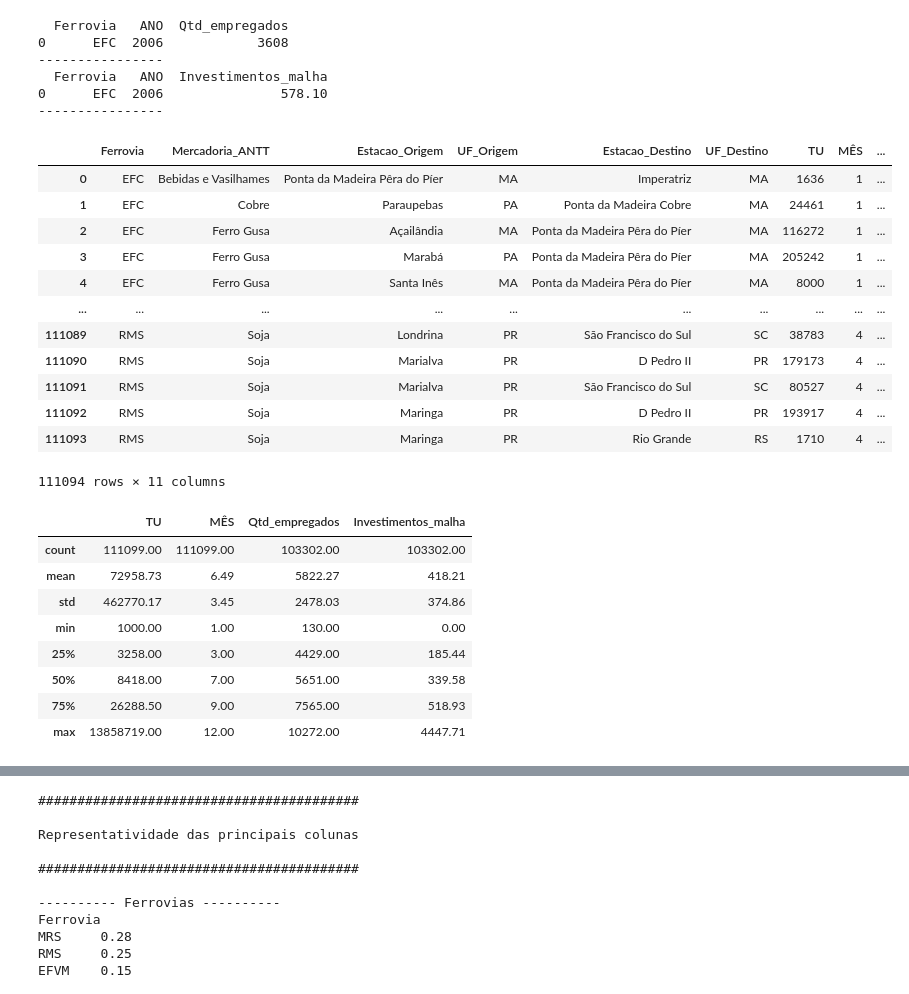
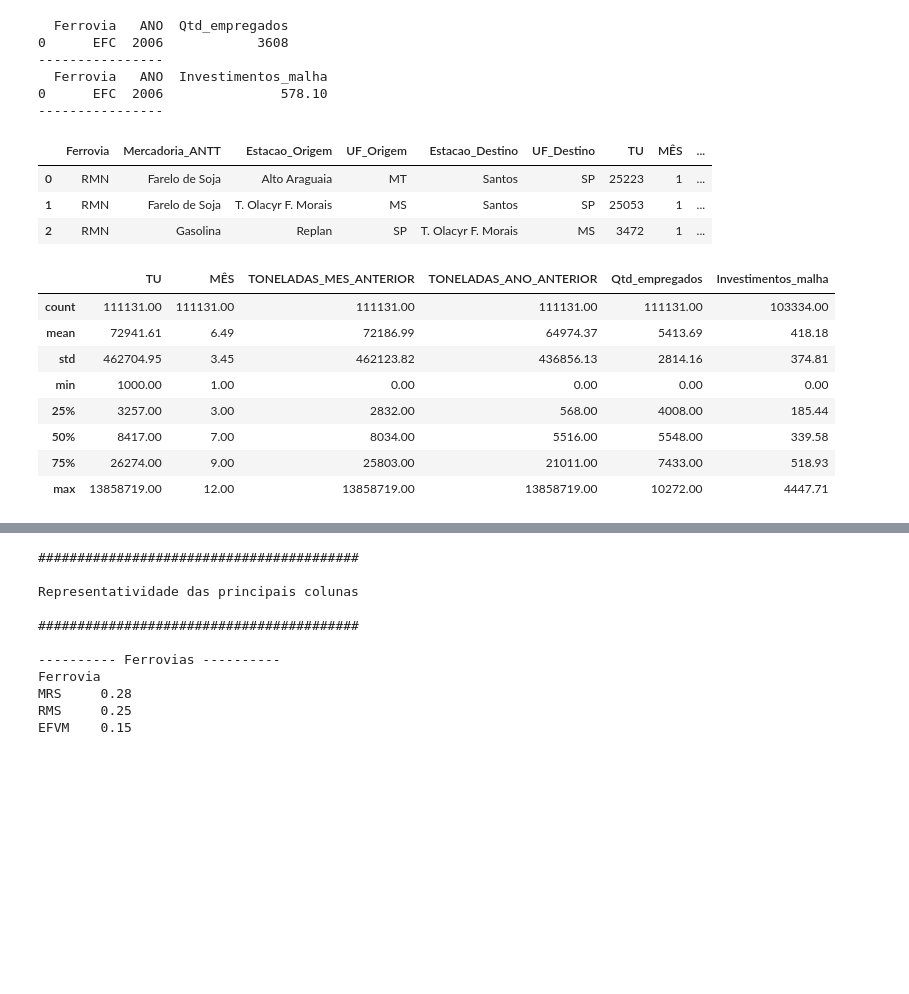
Before and after one commit to iugamil/RANDOM_FOREST_REGRESSOR, a Jupyter notebook: 01-ANTT_FERROVIAS_RANDOMFOREST_REGRESSOR.ipynb, the cells around one changed output, grey strips where cells are left out. Drawn from its saved outputs; the diff is of its cells as text; code cells hidden in the pictures; blank space fills up the shorter version.

```diff
--- a/01-ANTT_FERROVIAS_RANDOMFOREST_REGRESSOR.ipynb
+++ b/01-ANTT_FERROVIAS_RANDOMFOREST_REGRESSOR.ipynb
@@ -27,7 +27,7 @@ import openpyxl
 ################################################################################
 
 
-# ETL DA BASE
+# IMPORTAÇÃO DOS DADOS E PRIMEIROS TRATAMENTOS
 
 ################################################################################
 
@@ -37,12 +37,12 @@ import openpyxl
 pd.set_option('Float_format','{:.2f}'.format)
 
 
-
 ##  CARREGANDO INFORMAÇÕES DA FORÇA DE TRABALHO NAS FERROVIAS
 caminho_cnt_empregados = 'C:/Users/Guilh/OneDrive/Área de Trabalho/1-MATERIAIS DE ESTUDO/01 - DIVERSOS/01-SCIKIT_LEARN/01-INPUT/CNT/QTD_TRABALHADORES_FERROVIAS_CNT.xlsx'
 base_empregados_cnt = pd.read_excel(caminho_cnt_empregados, engine='openpyxl')
 empregados_cnt = base_empregados_cnt.melt(id_vars=['CONCESSIONARIA'], var_name='ANO', value_name='Qtd_empregados')
 empregados_cnt = empregados_cnt.rename(columns={'CONCESSIONARIA':'Ferrovia'})
+empregados_cnt['Qtd_empregados'] = pd.to_numeric(empregados_cnt['Qtd_empregados'], errors='coerce').fillna(0).astype(int)
 print(empregados_cnt.head(1))
 print('----------------')
 
@@ -70,48 +70,60 @@ base_antt['TU'] = base_antt['TU'].astype(int)
 base_antt['TKU'] = base_antt['TKU'].astype(int)
 base_antt['Mes_Ano'] = pd.to_datetime(base_antt['Mes_Ano'], format='%m/%Y')
 
-## CRIANDO COLUNAS
+
+# ORDENANDO COLUNA DE DATA PARA CALCULAR MOM E YOY
+base_antt = base_antt.sort_values('Mes_Ano').reset_index(drop=True)
+
+## SEPARANDO COLUNAS DE DATA
 base_antt['MÊS'] = base_antt['Mes_Ano'].dt.month
 base_antt['ANO'] = base_antt['Mes_Ano'].dt.year
+
+# CRIANDO COLUNA MOM
+base_antt['TONELADAS_MES_ANTERIOR'] = base_antt.groupby(['Ferrovia', 'Mercadoria_ANTT', 'Estacao_Origem', 'Estacao_Destino'])['TU'].shift(1)
+
+# CRIANDO COLUNA YOY
+base_antt['TONELADAS_ANO_ANTERIOR'] = base_antt.groupby(['Ferrovia', 'Mercadoria_ANTT', 'Estacao_Origem', 'Estacao_Destino'])['TU'].shift(12)
+
+# AJUSTANDO VALORES NULOS e FORMATO
+base_antt['TONELADAS_MES_ANTERIOR'] = base_antt['TONELADAS_MES_ANTERIOR'].fillna(0)
+base_antt['TONELADAS_ANO_ANTERIOR'] = base_antt['TONELADAS_ANO_ANTERIOR'].fillna(0)
+base_antt['TONELADAS_MES_ANTERIOR'] = base_antt['TONELADAS_MES_ANTERIOR'].astype(int)
+base_antt['TONELADAS_ANO_ANTERIOR'] = base_antt['TONELADAS_ANO_ANTERIOR'].astype(int)
 
 #REMOVENDO DUPLICADOS E NULOS
 base_antt = base_antt.drop_duplicates()
 
 # REMOVENDO COLUNA TKU POIS O OBJETIVO É APNAS TU
 base_antt = base_antt.drop('TKU', axis=1)
 base_antt = base_antt.drop('Mes_Ano', axis=1)
 
 # REMOVENDO VALORES ABAIXO DE 1 TONELADA
 base_antt = base_antt[base_antt["TU"]>= 1000]
 
 # REALIZANDO JUNÇÃO DAS BASES ANTT E CNT
 base_juncao_um = pd.merge(base_antt, empregados_cnt, on=['ANO', 'Ferrovia'], how='left')
 base_completa = pd.merge(base_juncao_um, investimentos_cnt, on=['ANO', 'Ferrovia'], how='left')
 base_completa['Investimentos_malha'] = base_completa['Investimentos_malha'].map('{:.2f}'.format).astype(float)
 
+
 # VENDO A BASE
 base_original = base_completa.copy()
-base_original.head(-5)
+
+# AJUSTANDO COLUNA
+base_original['Qtd_empregados'] = base_original['Qtd_empregados'].fillna(0).astype(int)
+
+base_original.head(3)
 # %% [output]
   Ferrovia   ANO  Qtd_empregados
 0      EFC  2006            3608
 ----------------
   Ferrovia   ANO  Investimentos_malha
 0      EFC  2006               578.10
 ----------------
 |  | Ferrovia | Mercadoria_ANTT | Estacao_Origem | UF_Origem | Estacao_Destino | UF_Destino | TU | MÊS | ... |
-| 0 | EFC | Bebidas e Vasilhames | Ponta da Madeira Pêra do Píer | MA | Imperatriz | MA | 1636 | 1 | ... |
-| 1 | EFC | Cobre | Paraupebas | PA | Ponta da Madeira Cobre | MA | 24461 | 1 | ... |
-| 2 | EFC | Ferro Gusa | Açailândia | MA | Ponta da Madeira Pêra do Píer | MA | 116272 | 1 | ... |
-| 3 | EFC | Ferro Gusa | Marabá | PA | Ponta da Madeira Pêra do Píer | MA | 205242 | 1 | ... |
-| 4 | EFC | Ferro Gusa | Santa Inês | MA | Ponta da Madeira Pêra do Píer | MA | 8000 | 1 | ... |
-| ... | ... | ... | ... | ... | ... | ... | ... | ... | ... |
-| 111089 | RMS | Soja | Londrina | PR | São Francisco do Sul | SC | 38783 | 4 | ... |
-| 111090 | RMS | Soja | Marialva | PR | D Pedro II | PR | 179173 | 4 | ... |
-| 111091 | RMS | Soja | Marialva | PR | São Francisco do Sul | SC | 80527 | 4 | ... |
-| 111092 | RMS | Soja | Maringa | PR | D Pedro II | PR | 193917 | 4 | ... |
-| 111093 | RMS | Soja | Maringa | PR | Rio Grande | RS | 1710 | 4 | ... |
+| 0 | RMN | Farelo de Soja | Alto Araguaia | MT | Santos | SP | 25223 | 1 | ... |
+| 1 | RMN | Farelo de Soja | T. Olacyr F. Morais | MS | Santos | SP | 25053 | 1 | ... |
+| 2 | RMN | Gasolina | Replan | SP | T. Olacyr F. Morais | MS | 3472 | 1 | ... |
-111094 rows × 11 columns
 # %%
 ################################################################################
 
@@ -123,15 +135,15 @@ base_original.head(-5)
 
 base_original.describe()
 # %% [output]
-|  | TU | MÊS | Qtd_empregados | Investimentos_malha |
-| count | 111099.00 | 111099.00 | 103302.00 | 103302.00 |
-| mean | 72958.73 | 6.49 | 5822.27 | 418.21 |
-| std | 462770.17 | 3.45 | 2478.03 | 374.86 |
-| min | 1000.00 | 1.00 | 130.00 | 0.00 |
-| 25% | 3258.00 | 3.00 | 4429.00 | 185.44 |
-| 50% | 8418.00 | 7.00 | 5651.00 | 339.58 |
-| 75% | 26288.50 | 9.00 | 7565.00 | 518.93 |
-| max | 13858719.00 | 12.00 | 10272.00 | 4447.71 |
+|  | TU | MÊS | TONELADAS_MES_ANTERIOR | TONELADAS_ANO_ANTERIOR | Qtd_empregados | Investimentos_malha |
+| count | 111131.00 | 111131.00 | 111131.00 | 111131.00 | 111131.00 | 103334.00 |
+| mean | 72941.61 | 6.49 | 72186.99 | 64974.37 | 5413.69 | 418.18 |
+| std | 462704.95 | 3.45 | 462123.82 | 436856.13 | 2814.16 | 374.81 |
+| min | 1000.00 | 1.00 | 0.00 | 0.00 | 0.00 | 0.00 |
+| 25% | 3257.00 | 3.00 | 2832.00 | 568.00 | 4008.00 | 185.44 |
+| 50% | 8417.00 | 7.00 | 8034.00 | 5516.00 | 5548.00 | 339.58 |
+| 75% | 26274.00 | 9.00 | 25803.00 | 21011.00 | 7433.00 | 518.93 |
+| max | 13858719.00 | 12.00 | 13858719.00 | 13858719.00 | 10272.00 | 4447.71 |
 # %%
 ################################################################################
 
```
Also changed, not shown: parts of 24 cells of this notebook.
